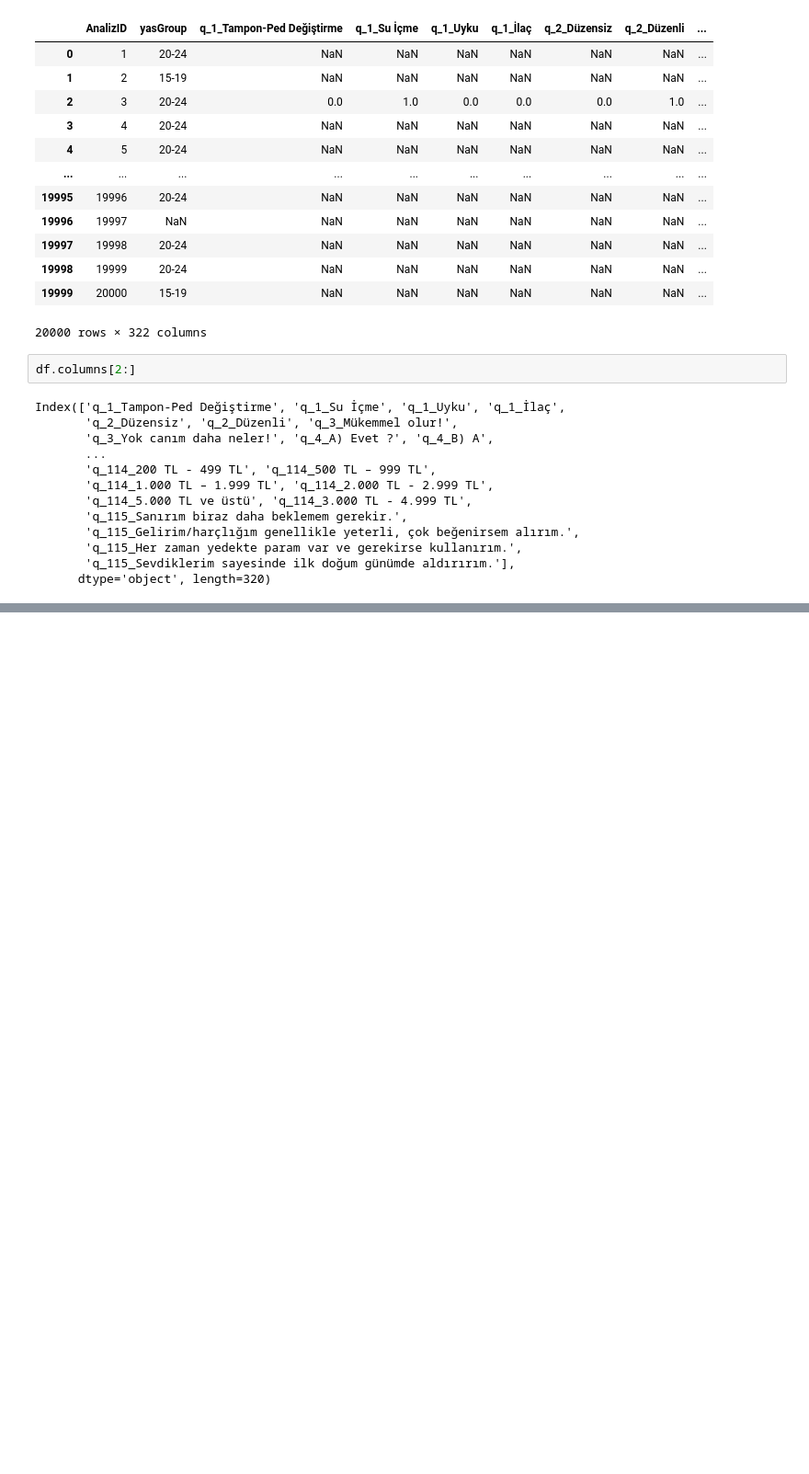
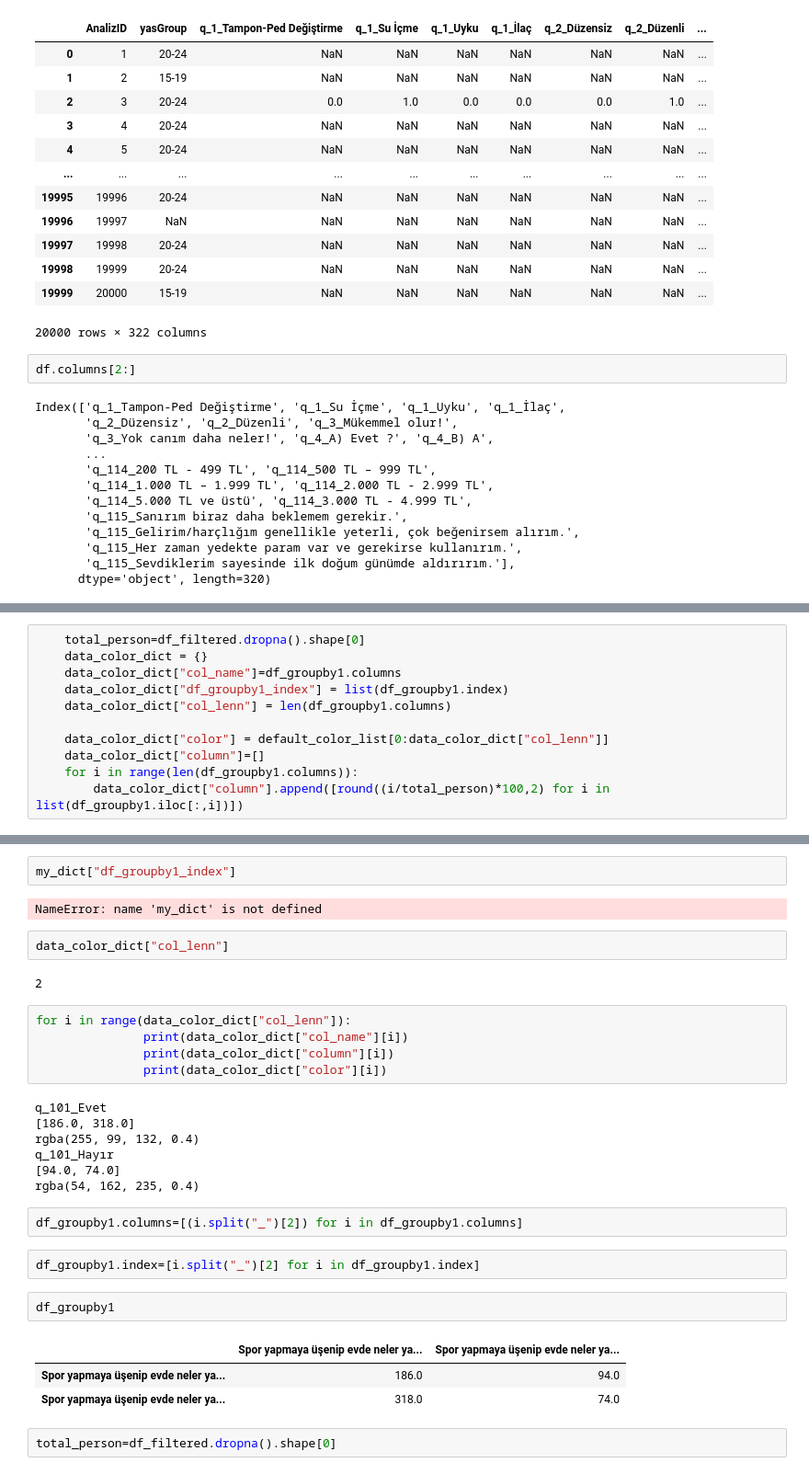
Before and after one commit to MustafaBozkurt84/anket-charts, a Jupyter notebook: Untitled.ipynb, the cells around one changed output, grey strips where cells are left out. Shown at 92% size. Drawn from its saved outputs; the diff is of its cells as text; blank space fills up the shorter version.

```diff
--- a/Untitled.ipynb
+++ b/Untitled.ipynb
@@ -108,0 +229,11 @@ df_question["title"][2]
+# %%
+    total_person=df_filtered.dropna().shape[0]
+    data_color_dict = {}
+    data_color_dict["col_name"]=df_groupby1.columns
+    data_color_dict["df_groupby1_index"] = list(df_groupby1.index)
+    data_color_dict["col_lenn"] = len(df_groupby1.columns)
+
+    data_color_dict["color"] = default_color_list[0:data_color_dict["col_lenn"]]
+    data_color_dict["column"]=[]
+    for i in range(len(df_groupby1.columns)):
+        data_color_dict["column"].append([round((i/total_person)*100,2) for i in list(df_groupby1.iloc[:,i])])
@@ -108,0 +248,32 @@ df_question["title"][2]
+# %%
+my_dict["df_groupby1_index"]
+# %% [output]
+NameError: name 'my_dict' is not defined
+# %%
+data_color_dict["col_lenn"]
+# %% [output]
+2
+# %%
+for i in range(data_color_dict["col_lenn"]):
+               print(data_color_dict["col_name"][i])
+               print(data_color_dict["column"][i])
+               print(data_color_dict["color"][i])
+# %% [output]
+q_101_Evet
+[186.0, 318.0]
+rgba(255, 99, 132, 0.4)
+q_101_Hayır
+[94.0, 74.0]
+rgba(54, 162, 235, 0.4)
+# %%
+df_groupby1.columns=[(i.split("_")[2]) for i in df_groupby1.columns]
+# %%
+df_groupby1.index=[i.split("_")[2] for i in df_groupby1.index]
+# %%
+df_groupby1
+# %% [output]
+|  | Spor yapmaya üşenip evde neler ya... | Spor yapmaya üşenip evde neler ya... |
+| Spor yapmaya üşenip evde neler ya... | 186.0 | 94.0 |
+| Spor yapmaya üşenip evde neler ya... | 318.0 | 74.0 |
+# %%
+total_person=df_filtered.dropna().shape[0]
```
Also changed, not shown: parts of 48 cells of this notebook, 3 other files.
